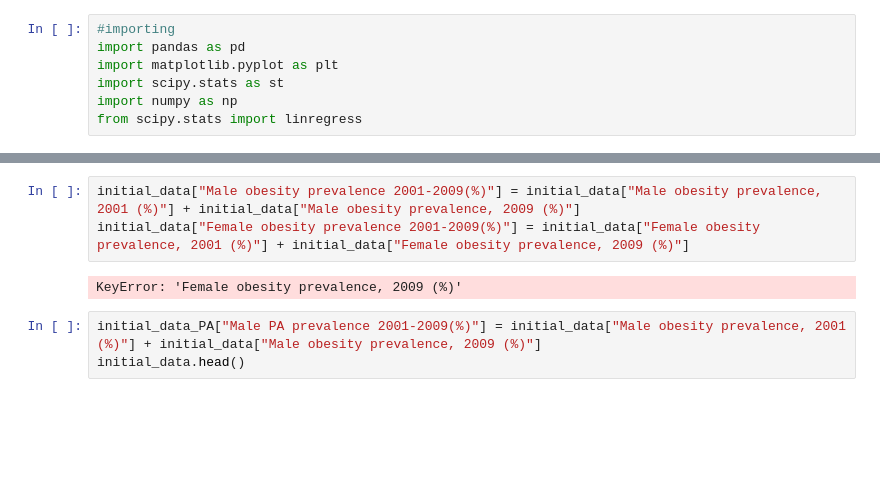
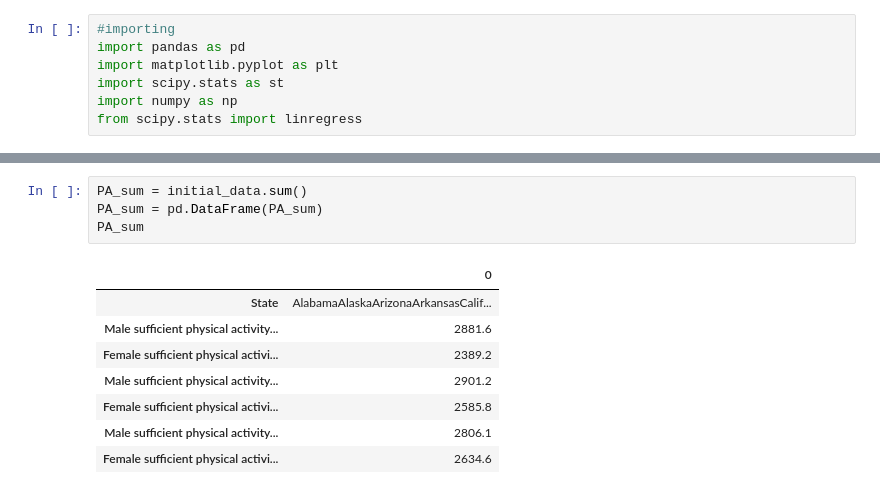
Before and after one commit to Mvillarreal88/State-of-Survival, a Jupyter notebook: Sandbox/Matthew/Linear Regression.ipynb, the cells around one changed output, grey strips where cells are left out. Cells and saved outputs as stored; diff of their text form; blank space fills up the shorter version.

```diff
--- a/Sandbox/Matthew/Linear Regression.ipynb
+++ b/Sandbox/Matthew/Linear Regression.ipynb
@@ -32,8 +22,13 @@ initial_data_PA.head()
-# %%
-initial_data["Male obesity prevalence 2001-2009(%)"] = initial_data["Male obesity prevalence, 2001 (%)"] + initial_data["Male obesity prevalence, 2009 (%)"]
-initial_data["Female obesity prevalence 2001-2009(%)"] = initial_data["Female obesity prevalence, 2001 (%)"] + initial_data["Female obesity prevalence, 2009 (%)"]
-# %% [output]
-KeyError: 'Female obesity prevalence, 2009 (%)'
-# %%
-initial_data_PA["Male PA prevalence 2001-2009(%)"] = initial_data["Male obesity prevalence, 2001 (%)"] + initial_data["Male obesity prevalence, 2009 (%)"]
-initial_data.head()
+# %%
+PA_sum = initial_data.sum()
+PA_sum = pd.DataFrame(PA_sum)
+PA_sum
+# %% [output]
+|  | 0 |
+| State | AlabamaAlaskaArizonaArkansasCalif... |
+| Male sufficient physical activity... | 2881.6 |
+| Female sufficient physical activi... | 2389.2 |
+| Male sufficient physical activity... | 2901.2 |
+| Female sufficient physical activi... | 2585.8 |
+| Male sufficient physical activity... | 2806.1 |
+| Female sufficient physical activi... | 2634.6 |
```
Also changed, not shown: parts of 6 cells of this notebook.
